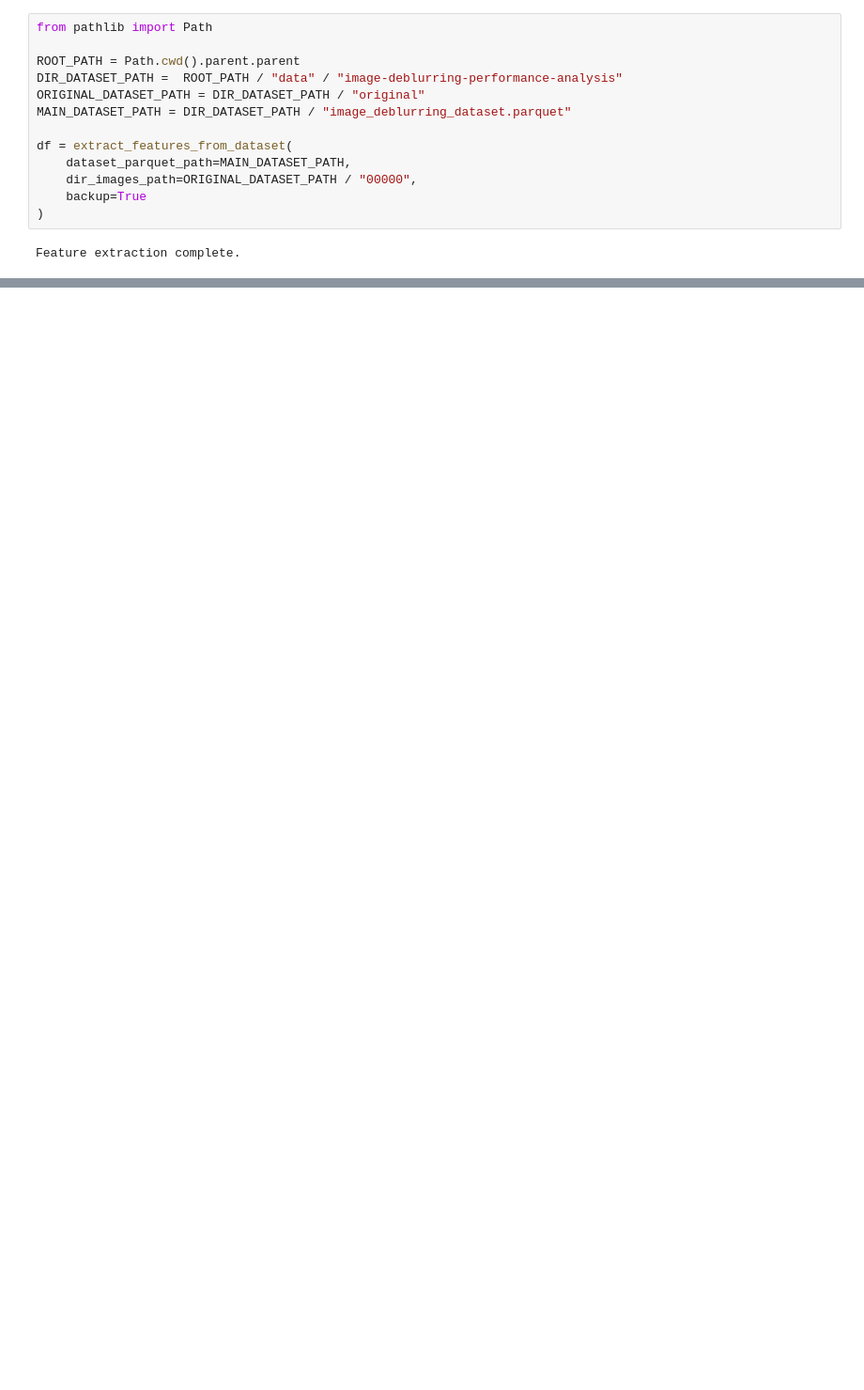
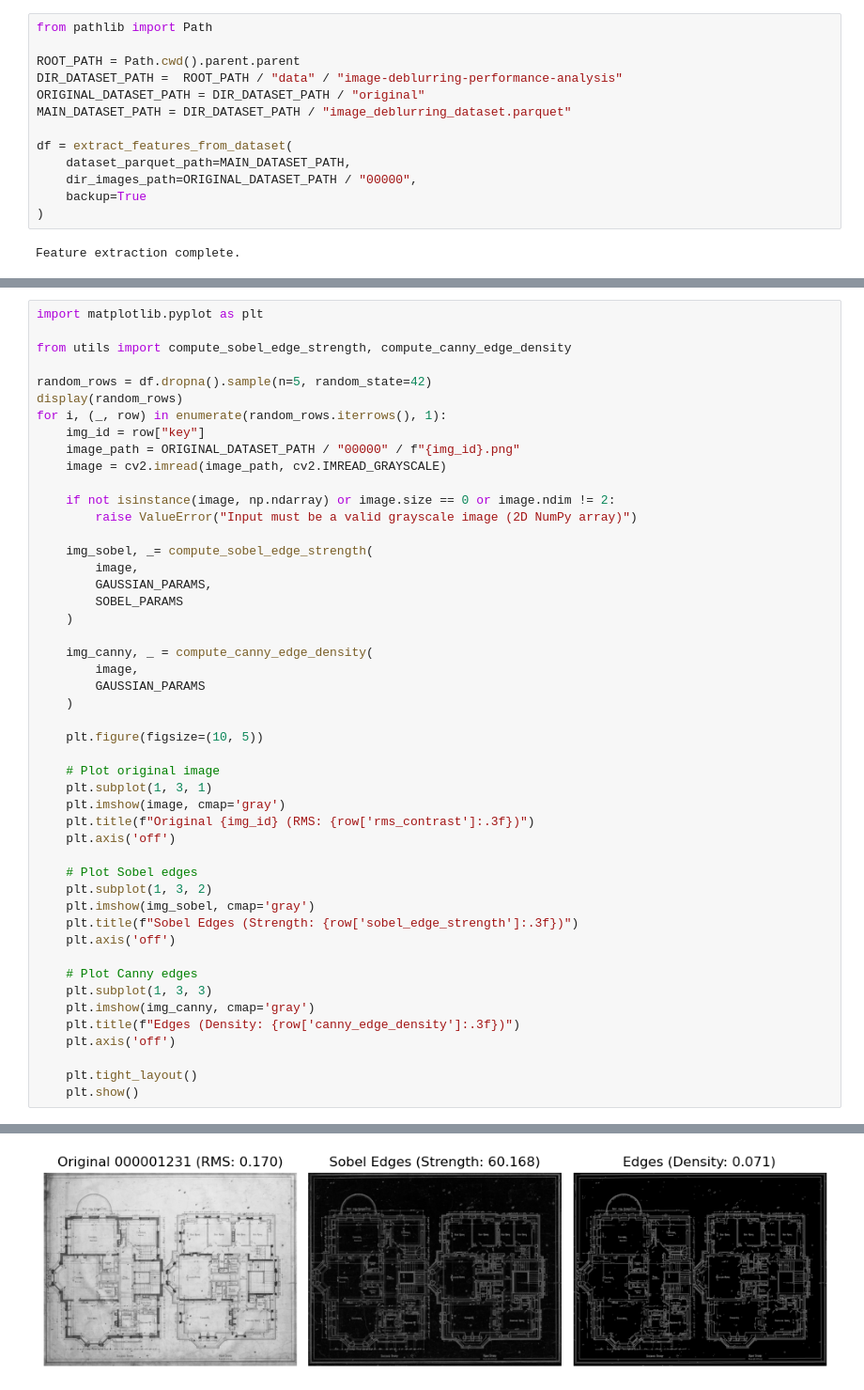
Before and after one commit to slymachenko/image-deblurring-performance-analysis, a Jupyter notebook: notebooks/dataset_creation/2_image_characteristic_extraction.ipynb, the cells around one changed output, grey strips where cells are left out. Shown at 94% size. Cells and saved outputs as stored; diff of their text form; blank space fills up the shorter version.

Commit message:
sobel updated, canny edge density calculated

```diff
--- a/notebooks/dataset_creation/2_image_characteristic_extraction.ipynb
+++ b/notebooks/dataset_creation/2_image_characteristic_extraction.ipynb
@@ -233,0 +185,49 @@ Sobel Edge Density - Max: 203.72249217321888, Min: 8.266673319995519
+# %%
+import matplotlib.pyplot as plt
+
+from utils import compute_sobel_edge_strength, compute_canny_edge_density
+
+random_rows = df.dropna().sample(n=5, random_state=42)
+display(random_rows)
+for i, (_, row) in enumerate(random_rows.iterrows(), 1):
+    img_id = row["key"]
+    image_path = ORIGINAL_DATASET_PATH / "00000" / f"{img_id}.png"
+    image = cv2.imread(image_path, cv2.IMREAD_GRAYSCALE)
+
+    if not isinstance(image, np.ndarray) or image.size == 0 or image.ndim != 2:
+        raise ValueError("Input must be a valid grayscale image (2D NumPy array)")
+
+    img_sobel, _= compute_sobel_edge_strength(
+        image,
+        GAUSSIAN_PARAMS,
+        SOBEL_PARAMS
+    )
+
+    img_canny, _ = compute_canny_edge_density(
+        image,
+        GAUSSIAN_PARAMS
+    )
+
+    plt.figure(figsize=(10, 5))
+
+    # Plot original image
+    plt.subplot(1, 3, 1)
+    plt.imshow(image, cmap='gray')
+    plt.title(f"Original {img_id} (RMS: {row['rms_contrast']:.3f})")
+    plt.axis('off')
+
+    # Plot Sobel edges
+    plt.subplot(1, 3, 2)
+    plt.imshow(img_sobel, cmap='gray')
+    plt.title(f"Sobel Edges (Strength: {row['sobel_edge_strength']:.3f})")
+    plt.axis('off')
+
+    # Plot Canny edges
+    plt.subplot(1, 3, 3)
+    plt.imshow(img_canny, cmap='gray')
+    plt.title(f"Edges (Density: {row['canny_edge_density']:.3f})")
+    plt.axis('off')
+
+    plt.tight_layout()
+    plt.show()
+# %% [output]
@@ -233,0 +240 @@ Sobel Edge Density - Max: 203.72249217321888, Min: 8.266673319995519
+[figure, added]
```
Also changed, not shown: parts of 5 cells of this notebook, 2 other files.
